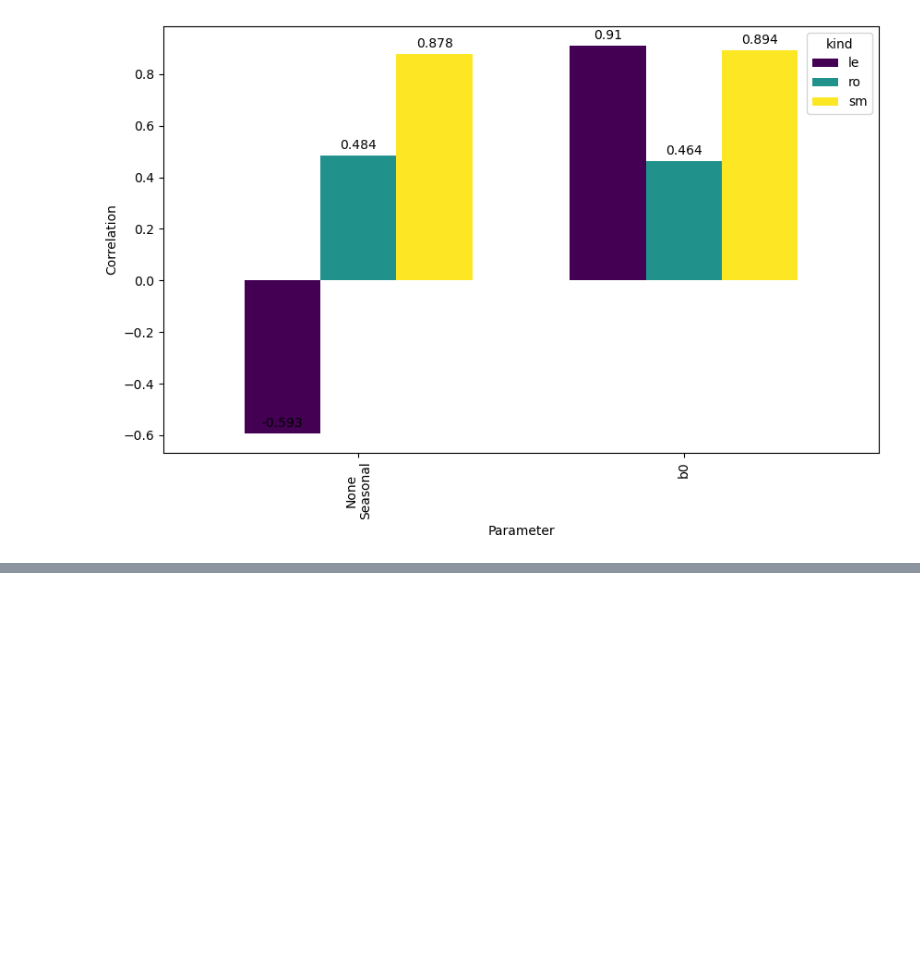
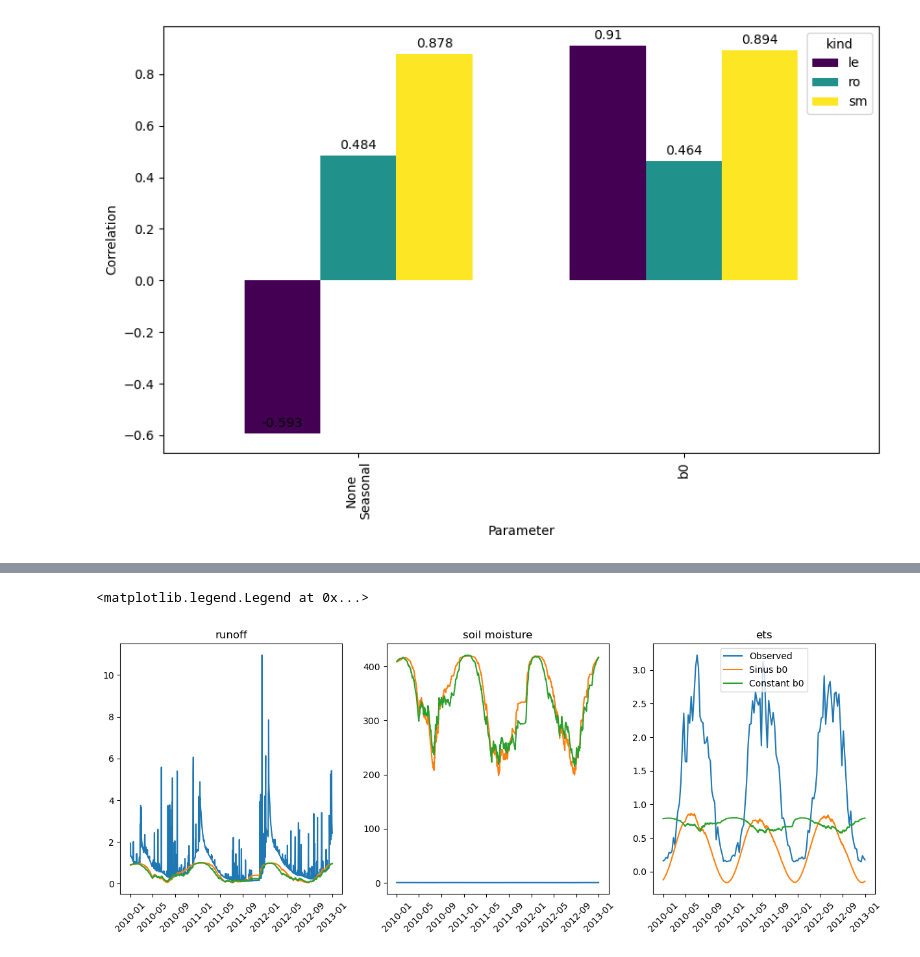
Before and after one commit to JohannaTrost/VegSWBM, a Jupyter notebook: src/main.ipynb, the cells around one changed output, grey strips where cells are left out. Cells and saved outputs as stored; diff of their text form; code cells hidden in the pictures; blank space fills up the shorter version.

```diff
--- a/src/main.ipynb
+++ b/src/main.ipynb
@@ -120,0 +114,33 @@ plt.show()
+# %%
+fig, axs = plt.subplots(1, 3, figsize=(15, 5))
+
+axs[0].plot(input_swbm['time'][year_mask], input_swbm['ro'][year_mask],
+         label='Observed')
+axs[0].plot(input_swbm['time'][year_mask], runoffs_seasonal[year_mask],
+         label='Sinus b0')
+axs[0].plot(input_swbm['time'][year_mask], runoffs[year_mask],
+         label='Constant b0')
+axs[0].set_title('runoff')
+axs[0].tick_params(axis='x', rotation=45)
+
+axs[1].plot(input_swbm['time'][year_mask], input_swbm['sm'][year_mask],
+         label='Observed')
+axs[1].plot(input_swbm['time'][year_mask], moists_seasonal[year_mask],
+         label='Sinus b0')
+axs[1].plot(input_swbm['time'][year_mask], moists[year_mask],
+         label='Constant b0')
+axs[1].set_title('soil moisture')
+axs[1].tick_params(axis='x', rotation=45)
+
+axs[2].plot(input_swbm['time'][year_mask], input_swbm['le'][year_mask],
+         label='Observed')
+axs[2].plot(input_swbm['time'][year_mask], ets_seasonal[year_mask],
+         label='Sinus b0')
+axs[2].plot(input_swbm['time'][year_mask], ets[year_mask],
+         label='Constant b0')
+axs[2].set_title('ets')
+axs[2].tick_params(axis='x', rotation=45)
+axs[2].legend()
+# %% [output]
+<matplotlib.legend.Legend at 0x...>
+[figure, added]
```
Also changed, not shown: parts of 5 cells of this notebook.
